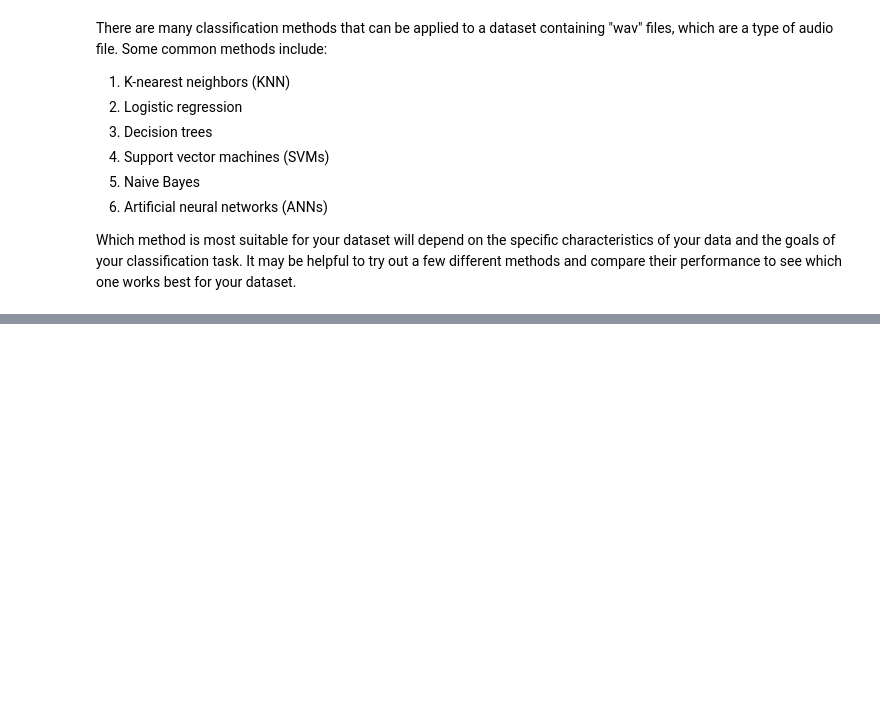
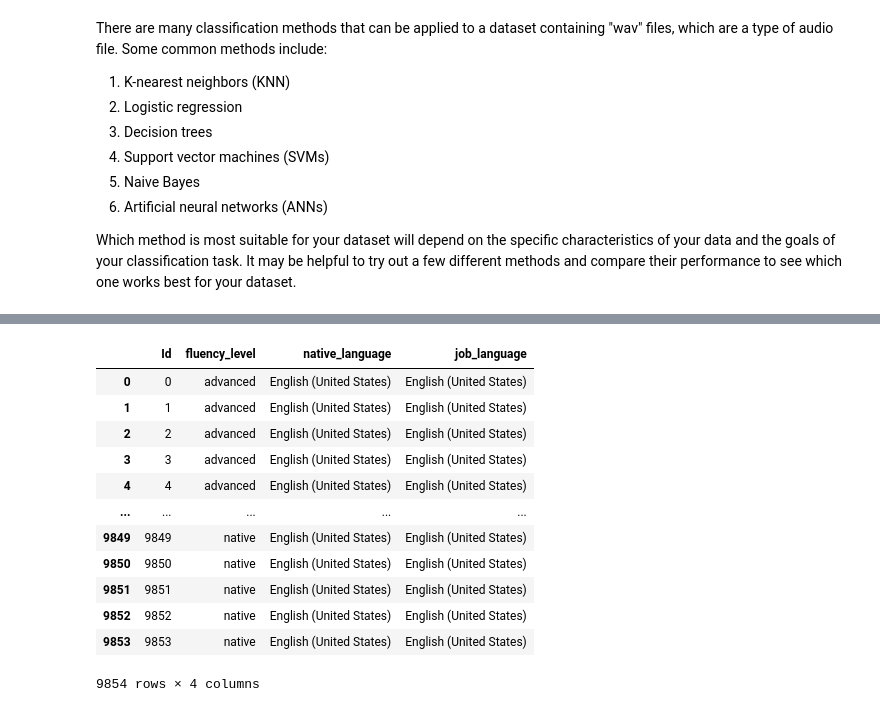
Before and after one commit to gguzzy/MachineLearning, a Jupyter notebook: Data Science/DSL_winter_project_ay_2022_2023/DSL_winter_project_22_23.ipynb, the cells around one changed output, grey strips where cells are left out. Saved outputs shown, nothing was run; the diff lists cells and outputs as text; code cells hidden in the pictures; blank space fills up the shorter version.

```diff
--- a/Data Science/DSL_winter_project_ay_2022_2023/DSL_winter_project_22_23.ipynb
+++ b/Data Science/DSL_winter_project_ay_2022_2023/DSL_winter_project_22_23.ipynb
@@ -353,0 +375,17 @@ Which method is most suitable for your dataset will depend on the specific chara
+# %%
+X = train_df.loc[:,['Id', 'fluency_level', 'native_language', 'job_language']]
+X
+# %% [output]
+|  | Id | fluency_level | native_language | job_language |
+| 0 | 0 | advanced | English (United States) | English (United States) |
+| 1 | 1 | advanced | English (United States) | English (United States) |
+| 2 | 2 | advanced | English (United States) | English (United States) |
+| 3 | 3 | advanced | English (United States) | English (United States) |
+| 4 | 4 | advanced | English (United States) | English (United States) |
+| ... | ... | ... | ... | ... |
+| 9849 | 9849 | native | English (United States) | English (United States) |
+| 9850 | 9850 | native | English (United States) | English (United States) |
+| 9851 | 9851 | native | English (United States) | English (United States) |
+| 9852 | 9852 | native | English (United States) | English (United States) |
+| 9853 | 9853 | native | English (United States) | English (United States) |
+9854 rows × 4 columns
```
Also changed, not shown: parts of 9 cells of this notebook.
